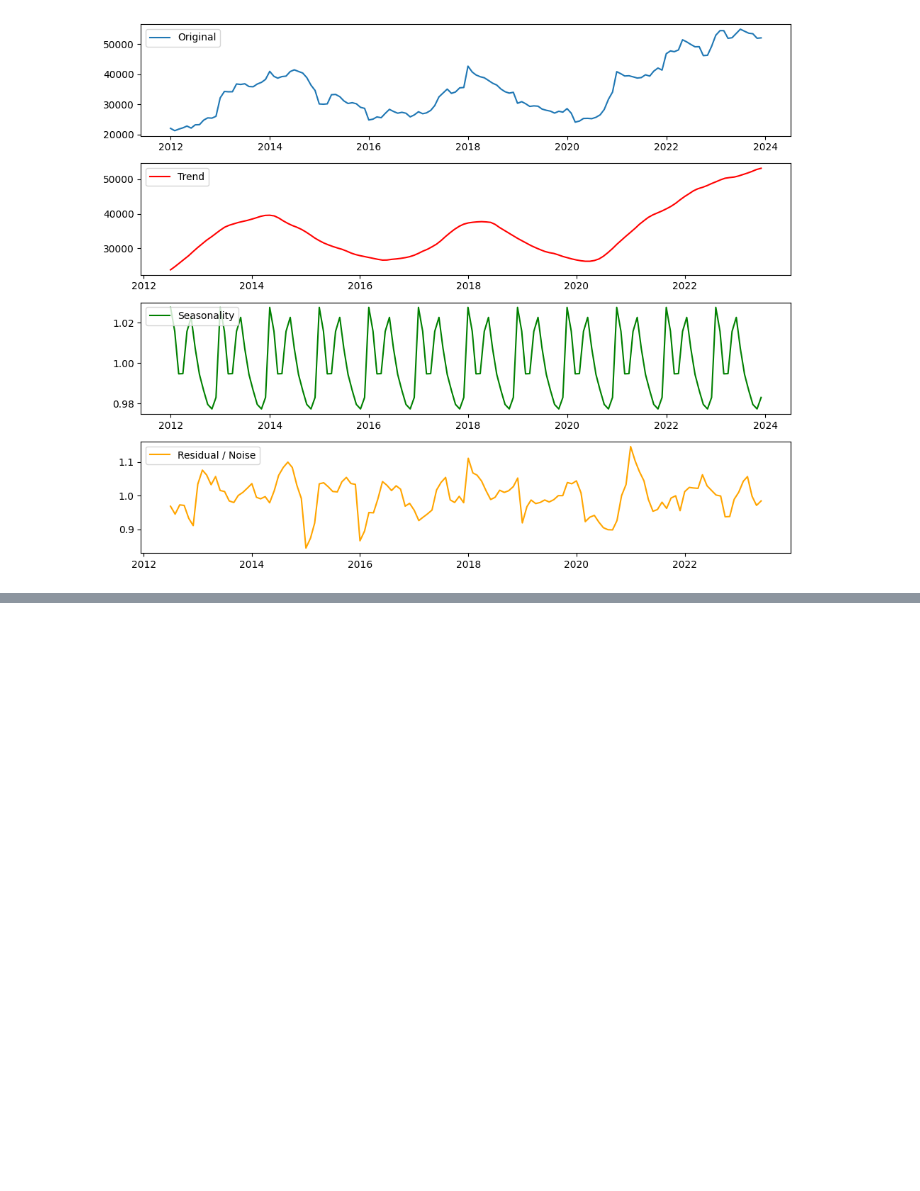
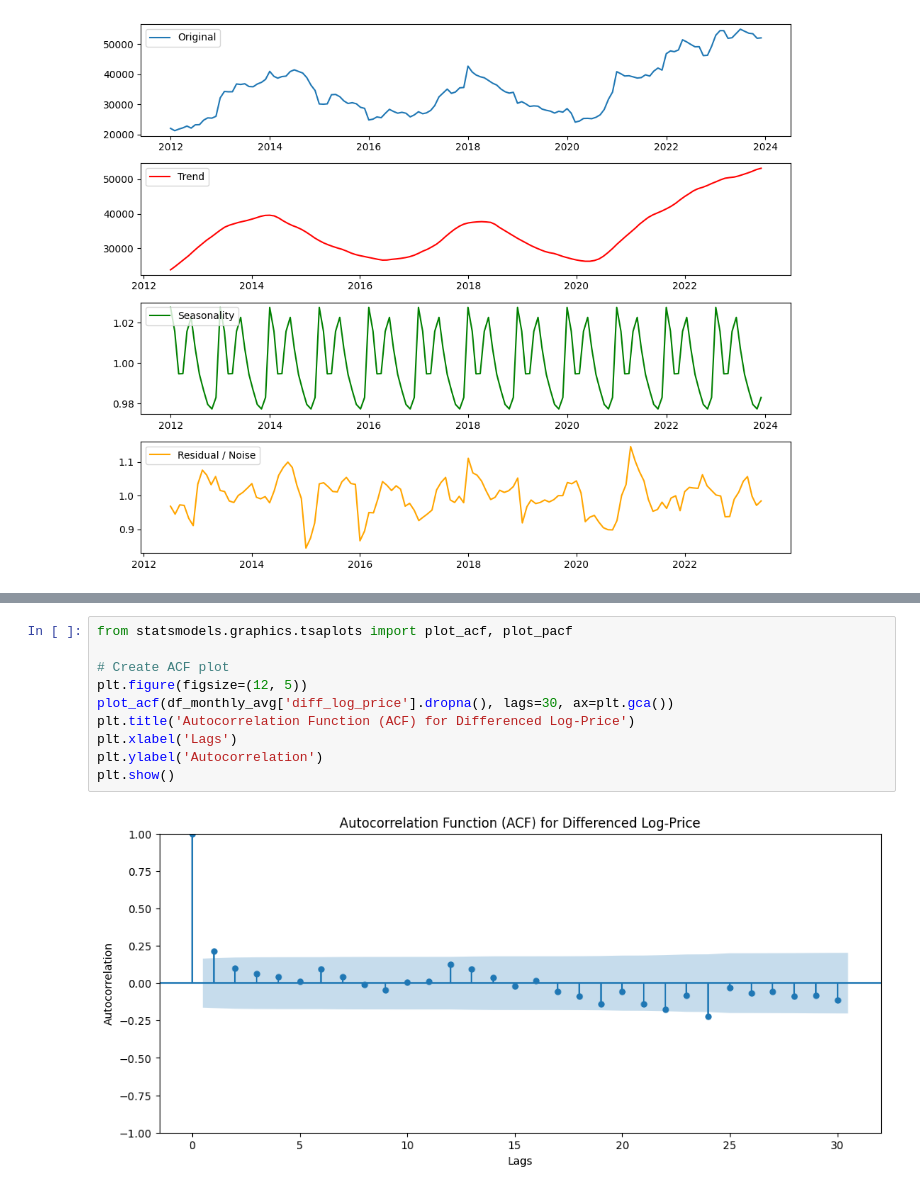
Before and after one commit to dlhegend/-TS_Academy_Capstone_Project, a Jupyter notebook: notebooks/douglas_tsa_cp.ipynb, the cells around one changed output, grey strips where cells are left out. Drawn from its saved outputs; the diff is of its cells as text; blank space fills up the shorter version.

```diff
--- a/notebooks/douglas_tsa_cp.ipynb
+++ b/notebooks/douglas_tsa_cp.ipynb
@@ -161,0 +276,12 @@ The series is likely non-stationary
+# %%
+from statsmodels.graphics.tsaplots import plot_acf, plot_pacf
+
+# Create ACF plot
+plt.figure(figsize=(12, 5))
+plot_acf(df_monthly_avg['diff_log_price'].dropna(), lags=30, ax=plt.gca())
+plt.title('Autocorrelation Function (ACF) for Differenced Log-Price')
+plt.xlabel('Lags')
+plt.ylabel('Autocorrelation')
+plt.show()
+# %% [output]
+[figure, added]
```
Also changed, not shown: parts of 19 cells of this notebook.
